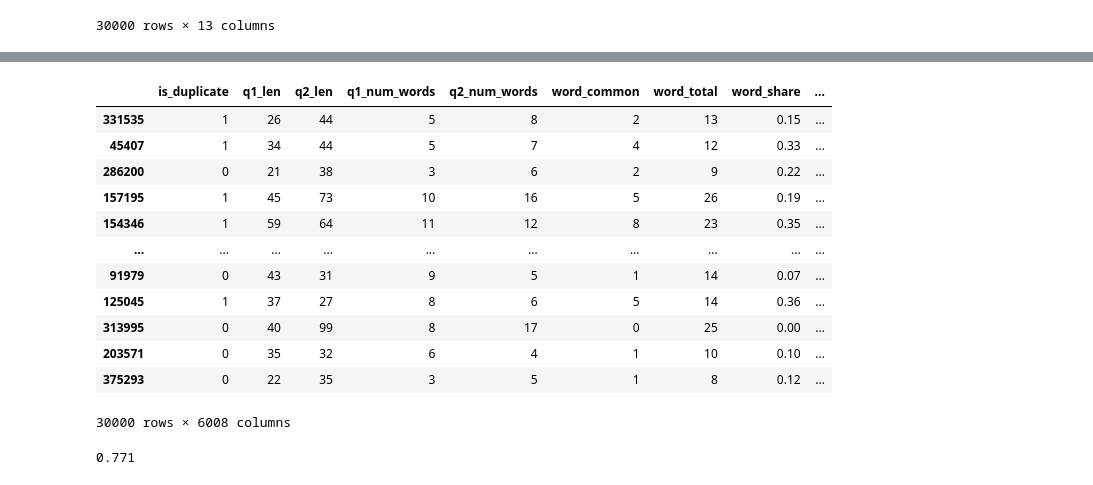
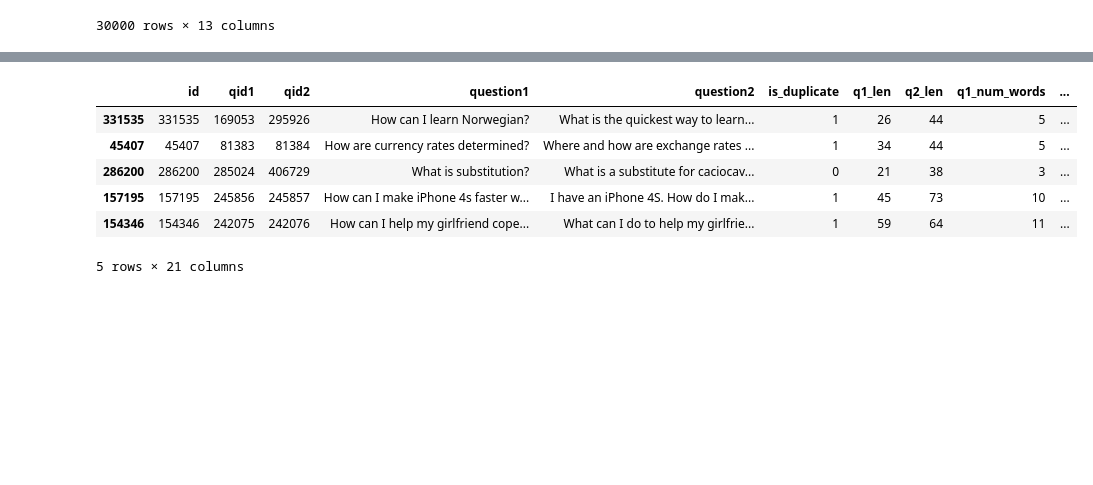
Before and after one commit to romi4odin/lotOfProjects, a Jupyter notebook: initial_EDA.ipynb, the cells around one changed output, grey strips where cells are left out. Drawn from its saved outputs; the diff is of its cells as text; code cells hidden in the pictures; blank space fills up the shorter version.

```diff
--- a/initial_EDA.ipynb
+++ b/initial_EDA.ipynb
@@ -256,16 +159,0 @@ final_df = pd.concat([final_df, temp_df], axis=1)
-# %%
-final_df
-# %% [output]
-|  | is_duplicate | q1_len | q2_len | q1_num_words | q2_num_words | word_common | word_total | word_share | ... |
-| 331535 | 1 | 26 | 44 | 5 | 8 | 2 | 13 | 0.15 | ... |
-| 45407 | 1 | 34 | 44 | 5 | 7 | 4 | 12 | 0.33 | ... |
-| 286200 | 0 | 21 | 38 | 3 | 6 | 2 | 9 | 0.22 | ... |
-| 157195 | 1 | 45 | 73 | 10 | 16 | 5 | 26 | 0.19 | ... |
-| 154346 | 1 | 59 | 64 | 11 | 12 | 8 | 23 | 0.35 | ... |
-| ... | ... | ... | ... | ... | ... | ... | ... | ... | ... |
-| 91979 | 0 | 43 | 31 | 9 | 5 | 1 | 14 | 0.07 | ... |
-| 125045 | 1 | 37 | 27 | 8 | 6 | 5 | 14 | 0.36 | ... |
-| 313995 | 0 | 40 | 99 | 8 | 17 | 0 | 25 | 0.00 | ... |
-| 203571 | 0 | 35 | 32 | 6 | 4 | 1 | 10 | 0.10 | ... |
-| 375293 | 0 | 22 | 35 | 3 | 5 | 1 | 8 | 0.12 | ... |
-30000 rows × 6008 columns
@@ -275,9 +159,0 @@ X_train,X_test,y_train,y_test = train_test_split(final_df.iloc[:,1:].values,fina
-# %%
-from sklearn.ensemble import RandomForestClassifier
-from sklearn.metrics import accuracy_score
-rf = RandomForestClassifier()
-rf.fit(X_train,y_train)
-y_pred = rf.predict(X_test)
-accuracy_score(y_test,y_pred)
-# %% [output]
-0.771
@@ -283,0 +214,21 @@ accuracy_score(y_test,y_pred)
+# %%
+token_features = new_df.apply(fetch_token_features, axis=1)
+
+new_df["cwc_min"]       = list(map(lambda x: x[0], token_features))
+new_df["cwc_max"]       = list(map(lambda x: x[1], token_features))
+new_df["csc_min"]       = list(map(lambda x: x[2], token_features))
+new_df["csc_max"]       = list(map(lambda x: x[3], token_features))
+new_df["ctc_min"]       = list(map(lambda x: x[4], token_features))
+new_df["ctc_max"]       = list(map(lambda x: x[5], token_features))
+new_df["last_word_eq"]  = list(map(lambda x: x[6], token_features))
+new_df["first_word_eq"] = list(map(lambda x: x[7], token_features))
+# %%
+new_df.head()
+# %% [output]
+|  | id | qid1 | qid2 | question1 | question2 | is_duplicate | q1_len | q2_len | q1_num_words | ... |
+| 331535 | 331535 | 169053 | 295926 | How can I learn Norwegian? | What is the quickest way to learn... | 1 | 26 | 44 | 5 | ... |
+| 45407 | 45407 | 81383 | 81384 | How are currency rates determined? | Where and how are exchange rates ... | 1 | 34 | 44 | 5 | ... |
+| 286200 | 286200 | 285024 | 406729 | What is substitution? | What is a substitute for caciocav... | 0 | 21 | 38 | 3 | ... |
+| 157195 | 157195 | 245856 | 245857 | How can I make iPhone 4s faster w... | I have an iPhone 4S. How do I mak... | 1 | 45 | 73 | 10 | ... |
+| 154346 | 154346 | 242075 | 242076 | How can I help my girlfriend cope... | What can I do to help my girlfrie... | 1 | 59 | 64 | 11 | ... |
+5 rows × 21 columns
```
Also changed, not shown: parts of 19 cells of this notebook.
